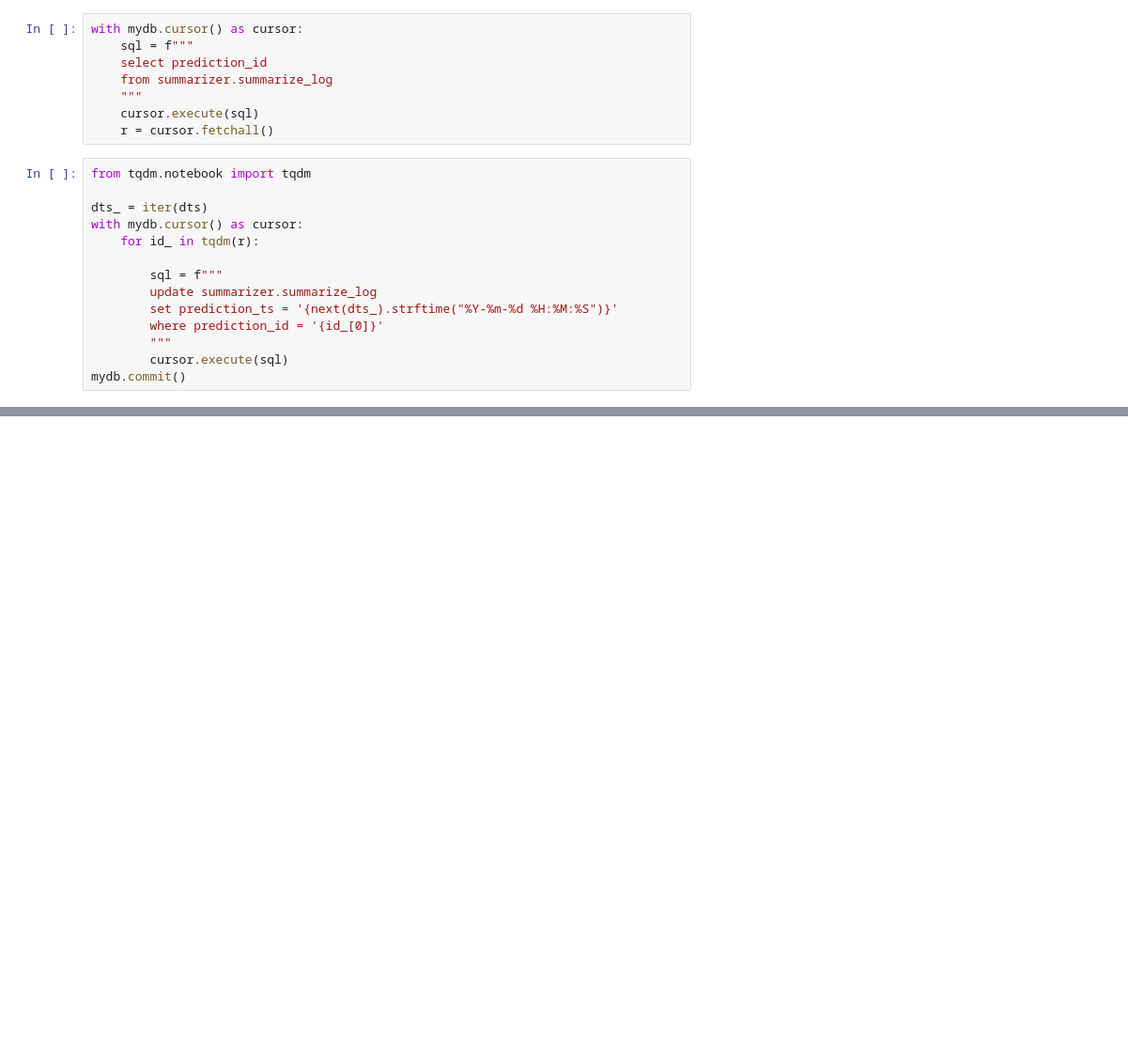
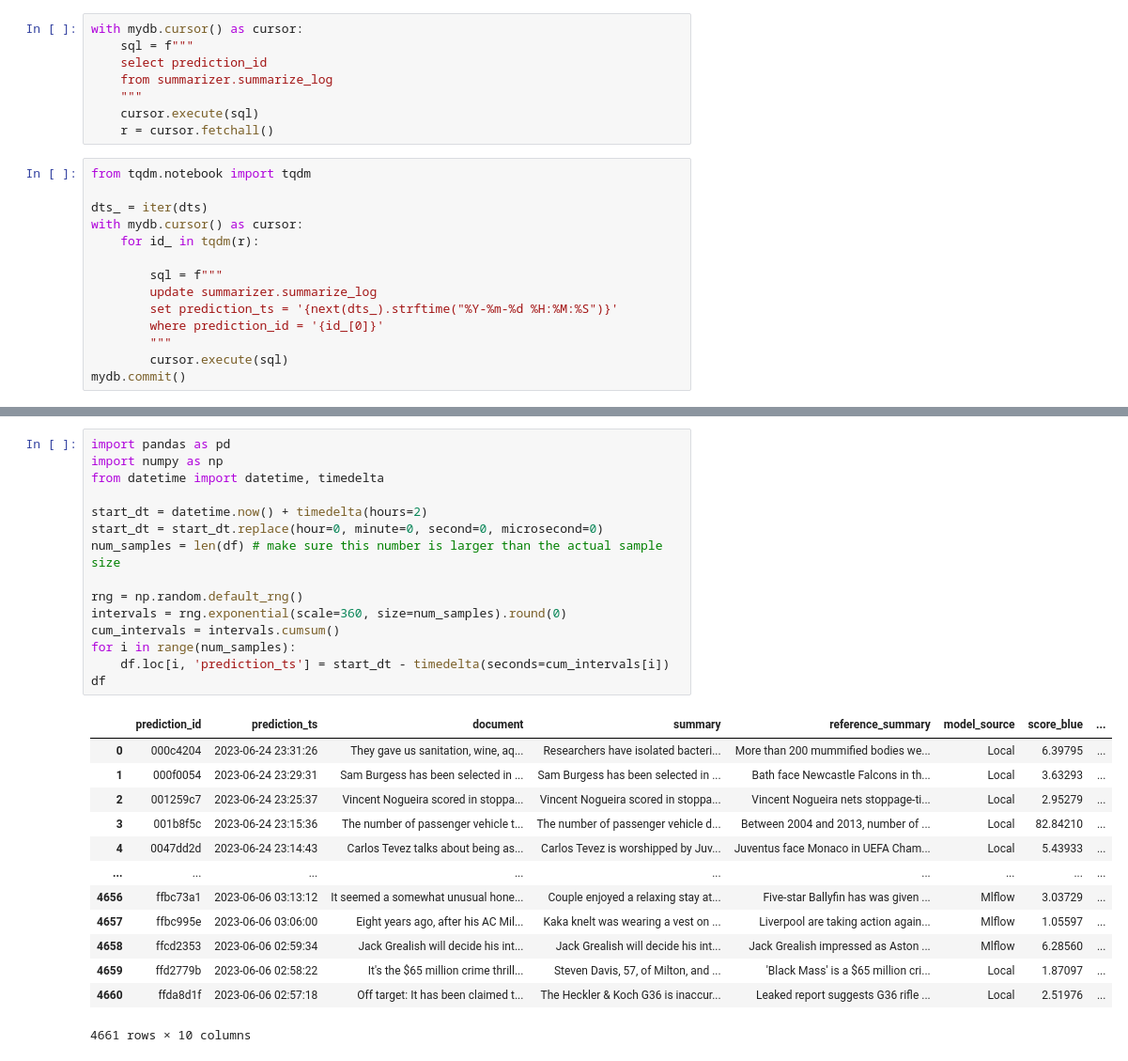
Before and after one commit to luntaixiax/text-summarizer-deploy, a Jupyter notebook: samples/generate_samples.ipynb, the cells around one changed output, grey strips where cells are left out. Shown at 94% size. Saved outputs shown, nothing was run; the diff lists cells and outputs as text; blank space fills up the shorter version.

```diff
--- a/samples/generate_samples.ipynb
+++ b/samples/generate_samples.ipynb
@@ -245,0 +268,29 @@ mydb.commit()
+# %%
+import pandas as pd
+import numpy as np
+from datetime import datetime, timedelta
+
+start_dt = datetime.now() + timedelta(hours=2)
+start_dt = start_dt.replace(hour=0, minute=0, second=0, microsecond=0)
+num_samples = len(df) # make sure this number is larger than the actual sample size
+
+rng = np.random.default_rng()
+intervals = rng.exponential(scale=360, size=num_samples).round(0)
+cum_intervals = intervals.cumsum()
+for i in range(num_samples):
+    df.loc[i, 'prediction_ts'] = start_dt - timedelta(seconds=cum_intervals[i])
+df
+# %% [output]
+|  | prediction_id | prediction_ts | document | summary | reference_summary | model_source | score_blue | ... |
+| 0 | 000c4204 | 2023-06-24 23:31:26 | They gave us sanitation, wine, aq... | Researchers have isolated bacteri... | More than 200 mummified bodies we... | Local | 6.39795 | ... |
+| 1 | 000f0054 | 2023-06-24 23:29:31 | Sam Burgess has been selected in ... | Sam Burgess has been selected in ... | Bath face Newcastle Falcons in th... | Local | 3.63293 | ... |
+| 2 | 001259c7 | 2023-06-24 23:25:37 | Vincent Nogueira scored in stoppa... | Vincent Nogueira scored in stoppa... | Vincent Nogueira nets stoppage-ti... | Local | 2.95279 | ... |
+| 3 | 001b8f5c | 2023-06-24 23:15:36 | The number of passenger vehicle t... | The number of passenger vehicle d... | Between 2004 and 2013, number of ... | Local | 82.84210 | ... |
+| 4 | 0047dd2d | 2023-06-24 23:14:43 | Carlos Tevez talks about being as... | Carlos Tevez is worshipped by Juv... | Juventus face Monaco in UEFA Cham... | Local | 5.43933 | ... |
+| ... | ... | ... | ... | ... | ... | ... | ... | ... |
+| 4656 | ffbc73a1 | 2023-06-06 03:13:12 | It seemed a somewhat unusual hone... | Couple enjoyed a relaxing stay at... | Five-star Ballyfin has was given ... | Mlflow | 3.03729 | ... |
+| 4657 | ffbc995e | 2023-06-06 03:06:00 | Eight years ago, after his AC Mil... | Kaka knelt was wearing a vest on ... | Liverpool are taking action again... | Mlflow | 1.05597 | ... |
+| 4658 | ffcd2353 | 2023-06-06 02:59:34 | Jack Grealish will decide his int... | Jack Grealish will decide his int... | Jack Grealish impressed as Aston ... | Mlflow | 6.28560 | ... |
+| 4659 | ffd2779b | 2023-06-06 02:58:22 | It's the $65 million crime thrill... | Steven Davis, 57, of Milton, and ... | 'Black Mass' is a $65 million cri... | Local | 1.87097 | ... |
+| 4660 | ffda8d1f | 2023-06-06 02:57:18 | Off target: It has been claimed t... | The Heckler & Koch G36 is inaccur... | Leaked report suggests G36 rifle ... | Local | 2.51976 | ... |
+4661 rows × 10 columns
```
Also changed, not shown: parts of 2 cells of this notebook, 14 other files.
